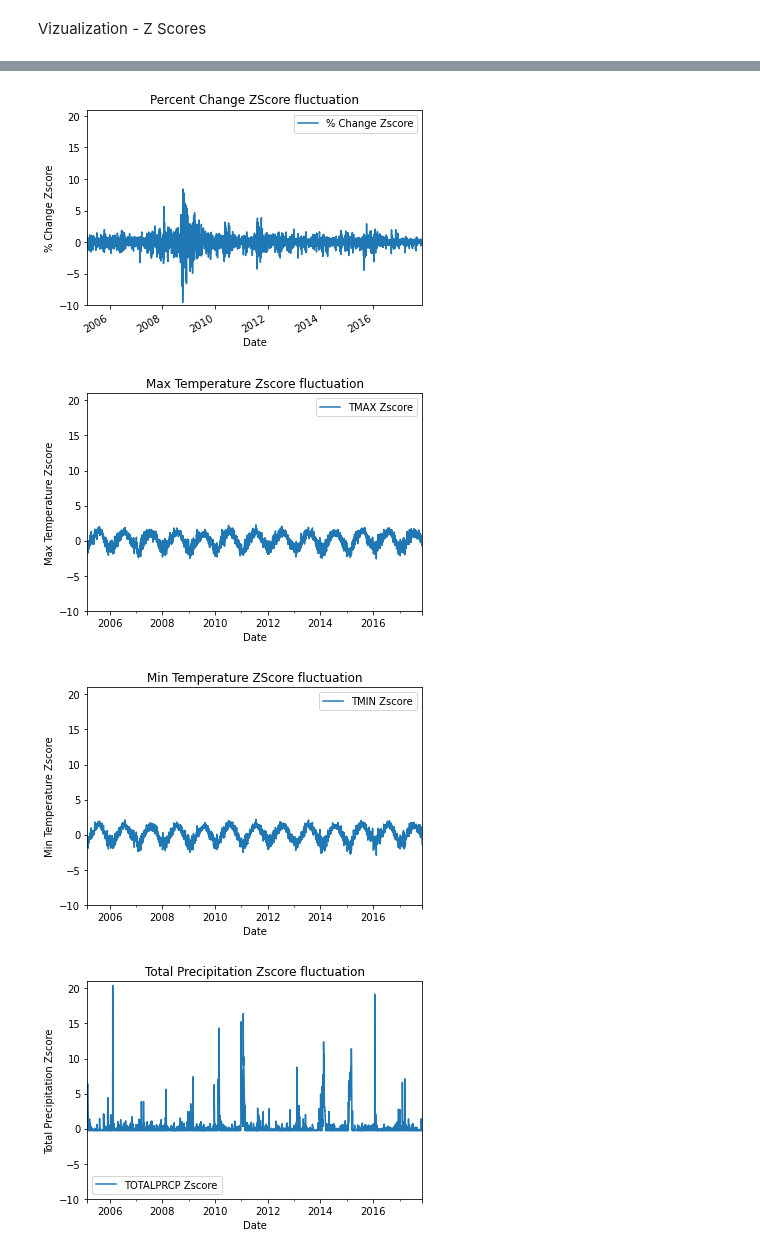
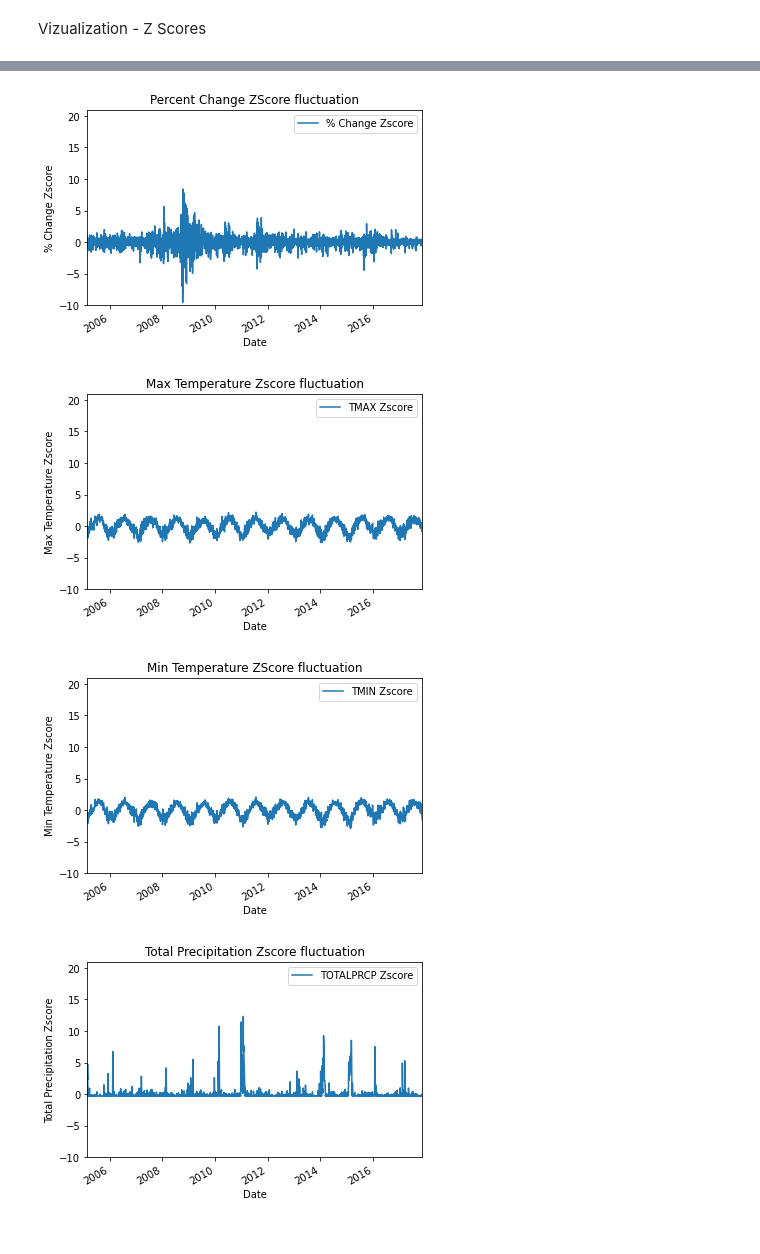
Before and after one commit to SoyMilkIsOk/DataMining-WeatherStocks, a Jupyter notebook: z_score.ipynb, the cells around one changed output, grey strips where cells are left out. Drawn from its saved outputs; the diff is of its cells as text; code cells hidden in the pictures.

Commit message:
updated w merge df

```diff
--- a/z_score.ipynb
+++ b/z_score.ipynb
@@ -28,11 +29,11 @@ Stocks Z-Score:
 # %%
 # df_stocks.apply(zscore)
 
-cols = list(df_stocks.columns)
+cols = list(df_merged.columns)
 
 for col in cols:
     col_zscore = col + ' Zscore'
-    df_stocks[col_zscore] = (df_stocks[col] - df_stocks[col].mean())/df_stocks[col].std(ddof=0)
+    df_merged[col_zscore] = (df_merged[col] - df_merged[col].mean())/df_merged[col].std(ddof=0)
 
-df_stocks
+df_merged
 # %% [output]
@@ -78,39 +64,38 @@ df_weather
 # %% [markdown]
 Vizualization - Z Scores
 # %%
-df_stocks.plot(y = "Volume Zscore")
+df_merged.plot(y = "Volume Zscore")
 plt.xlabel("Date")
-plt.ylabel("Volume")
-plt.legend()
-plt.title("Volume over time")
-plt.axis([df_stocks.index.min(), df_stocks.index.max(), -10, 21])
+plt.ylabel("Volume Zscore")
+plt.title("Volume ZScore fluctuation")
+plt.axis([df_merged.index.min(), df_merged.index.max(), -10, 21])
 plt.show()
 
-df_stocks.plot(y = "% Change Zscore")
+df_merged.plot(y = "% Change Zscore")
 plt.xlabel("Date")
 plt.ylabel("% Change Zscore")
 plt.title("Percent Change ZScore fluctuation")
-plt.axis([df_stocks.index.min(), df_stocks.index.max(), -10, 21])
+plt.axis([df_merged.index.min(), df_merged.index.max(), -10, 21])
 plt.show()
 
-df_weather[df_stocks.index.min() : df_stocks.index.max()].plot(y = "TMAX Zscore")
+df_merged.plot(y = "TMAX Zscore")
 plt.xlabel("Date")
 plt.ylabel("Max Temperature Zscore")
 plt.title("Max Temperature Zscore fluctuation")
-plt.axis([df_stocks.index.min(), df_stocks.index.max(), -10, 21])
+plt.axis([df_merged.index.min(), df_merged.index.max(), -10, 21])
 plt.show()
 
-df_weather[df_stocks.index.min() : df_stocks.index.max()].plot(y = "TMIN Zscore")
+df_merged.plot(y = "TMIN Zscore")
 plt.xlabel("Date")
 plt.ylabel("Min Temperature Zscore")
 plt.title("Min Temperature ZScore fluctuation")
-plt.axis([df_stocks.index.min(), df_stocks.index.max(), -10, 21])
+plt.axis([df_merged.index.min(), df_merged.index.max(), -10, 21])
 plt.show()
 
-df_weather[df_stocks.index.min() : df_stocks.index.max()].plot(y = "TOTALPRCP Zscore")
+df_merged.plot(y = "TOTALPRCP Zscore")
 plt.xlabel("Date")
 plt.ylabel("Total Precipitation Zscore")
 plt.title("Total Precipitation Zscore fluctuation")
-plt.axis([df_stocks.index.min(), df_stocks.index.max(), -10, 21])
+plt.axis([df_merged.index.min(), df_merged.index.max(), -10, 21])
 plt.show()
 # %% [output]
@@ -118,4 +103,4 @@ plt.show()
 [figure]
-[figure, old version]
+[figure, new version]
-[figure, old version]
+[figure, new version]
-[figure, old version]
+[figure, new version]
```
Also changed, not shown: parts of 13 cells of this notebook, 1 other file.
